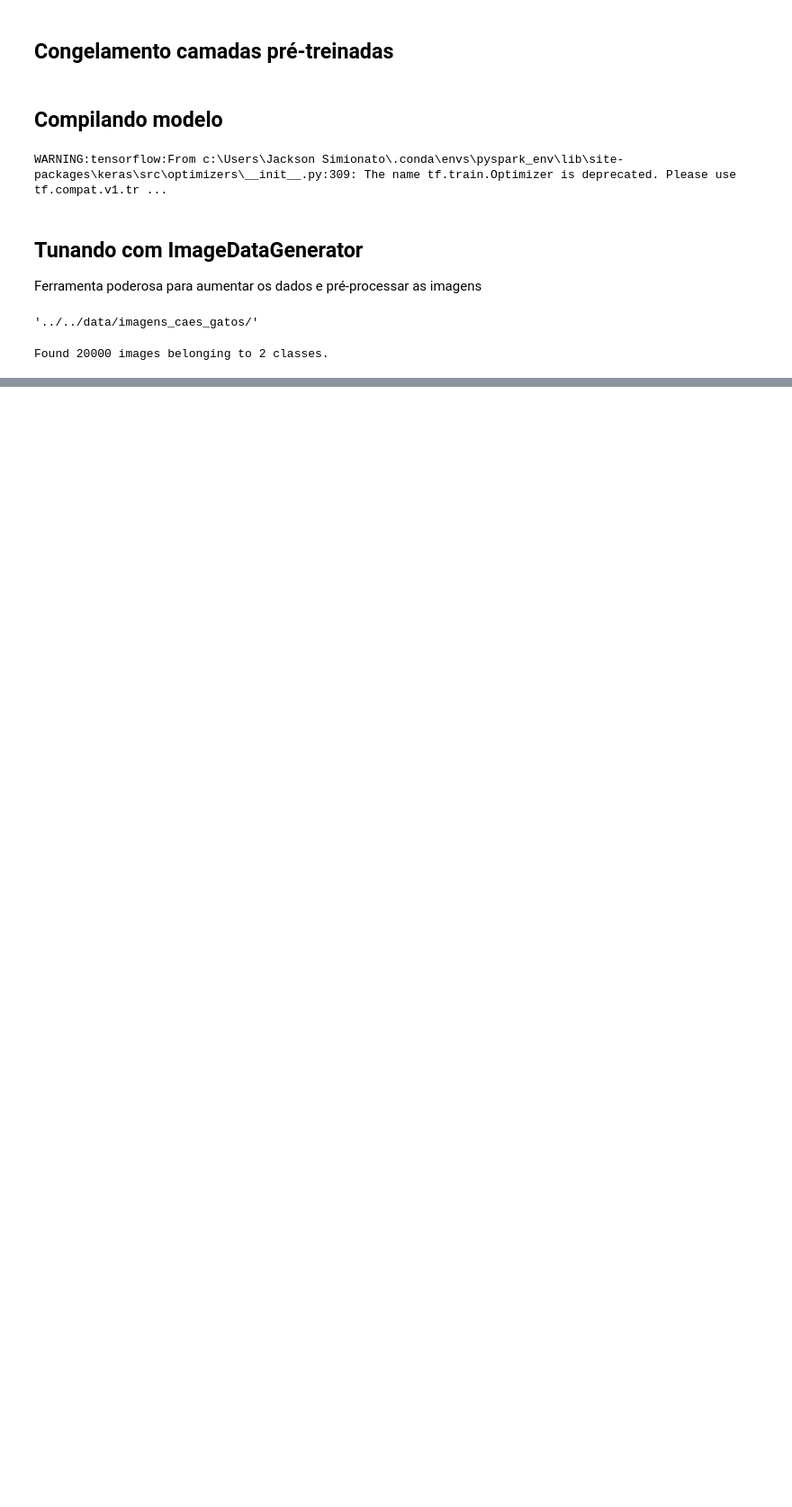
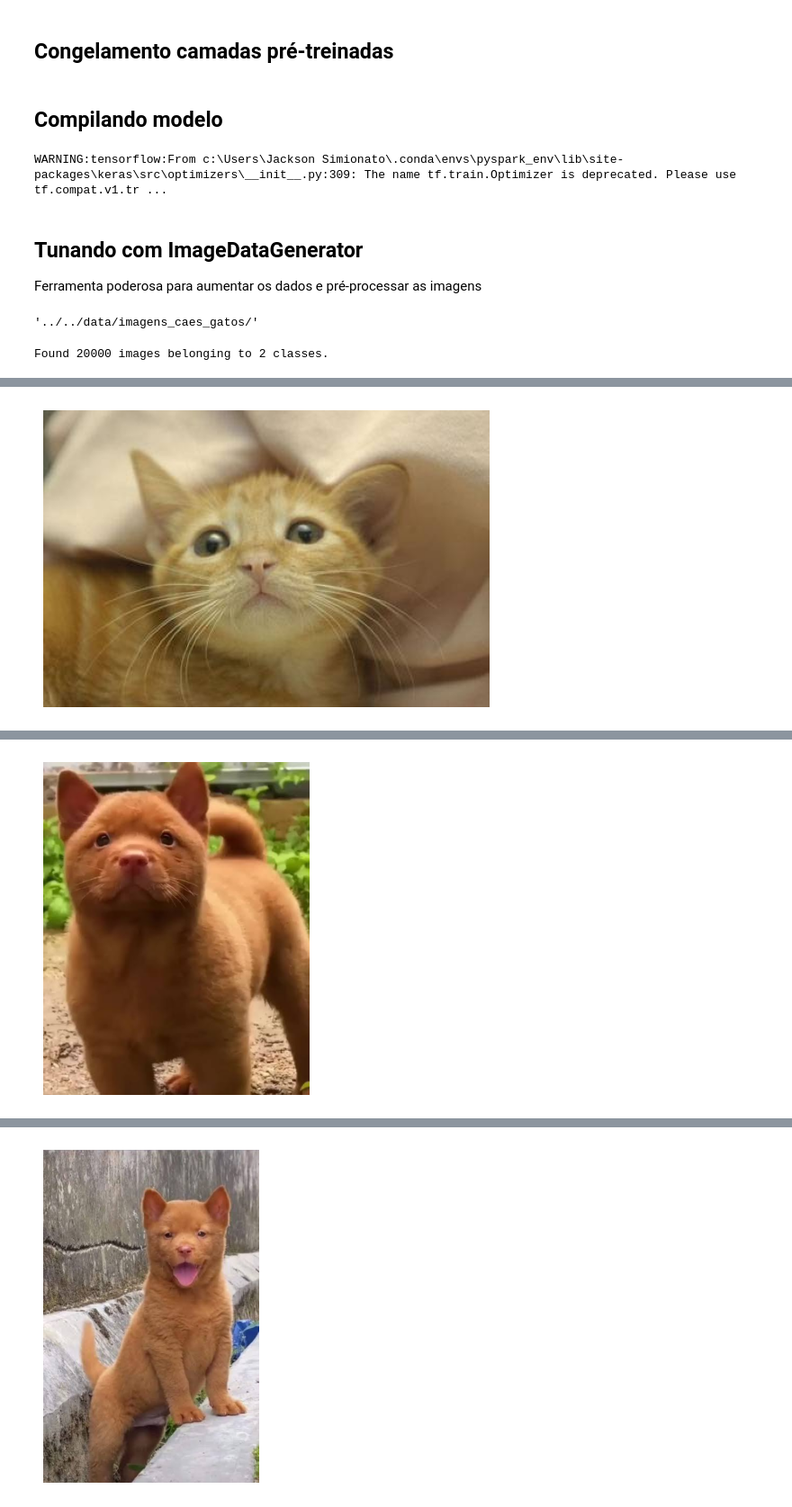
Before and after one commit to jackson-simionato/fase5_pos_tech, a Jupyter notebook: 1_Deep_Reinforncement_Learning/1_3_Transfer_Learning/1_3_Transfer_Learning.ipynb, the cells around one changed output, grey strips where cells are left out. Shown at 90% size. Cells and saved outputs as stored; diff of their text form; code cells hidden in the pictures; blank space fills up the shorter version.

```diff
--- a/1_Deep_Reinforncement_Learning/1_3_Transfer_Learning/1_3_Transfer_Learning.ipynb
+++ b/1_Deep_Reinforncement_Learning/1_3_Transfer_Learning/1_3_Transfer_Learning.ipynb
@@ -610,0 +637,29 @@ Epoch 2/5
+# %%
+#Função para adivinhar o animal
+def guess_animal_tranfer_learning(filepath):
+    # Converte o caminho do arquivo para uma imagem
+    image = cv2.imread(filepath)
+    # Redimensione a imagem e normalize o intervalo de pixels para ficar entre 0 e 1
+    img = cv2.resize(image, (image_size, image_size)).astype('float32') / 255.0
+    # Expandir a forma do array de imagens
+    img = np.expand_dims(img, axis=0)
+    # Usando o modelo para prever o animal que representa a imagem
+    pred = transfer_learning_model.predict(img)
+    # Definindo uma variável para armazenar o índice que representa o caractere que representa a imagem
+    classes=np.argmax(pred,axis=1)
+    # Print no nome do animal previsto
+    print(animal_labels[classes[0]])
+    # Plote a imagem do animal
+    plt.imshow(cv2.cvtColor(image, cv2.COLOR_BGR2RGB))
+    # Desliga o eixo de plotagem
+    plt.axis('off')
+    plt.show()
+# %%
+# Caminho da pasta de imagens teste
+path_imagens_teste = '../../data/imagens_caes_gatos/img_teste/'
+path_imagens_teste = Path(path_imagens_teste)
+path_imagens_teste
+
+# Arquivos imagens teste
+file_paths_teste = list(path_imagens_teste.glob(r'*.jpg'))
+file_paths_teste
@@ -610,0 +674,4 @@ Epoch 2/5
+# %%
+for img_teste in file_paths_teste:
+    guess_animal_tranfer_learning(str(img_teste))
+# %% [output]
@@ -610,0 +680 @@ Epoch 2/5
+[figure, added]
@@ -610,0 +683 @@ Epoch 2/5
+[figure, added]
@@ -610,0 +686 @@ Epoch 2/5
+[figure, added]
```
Also changed, not shown: parts of 15 cells of this notebook, 3 other files.
